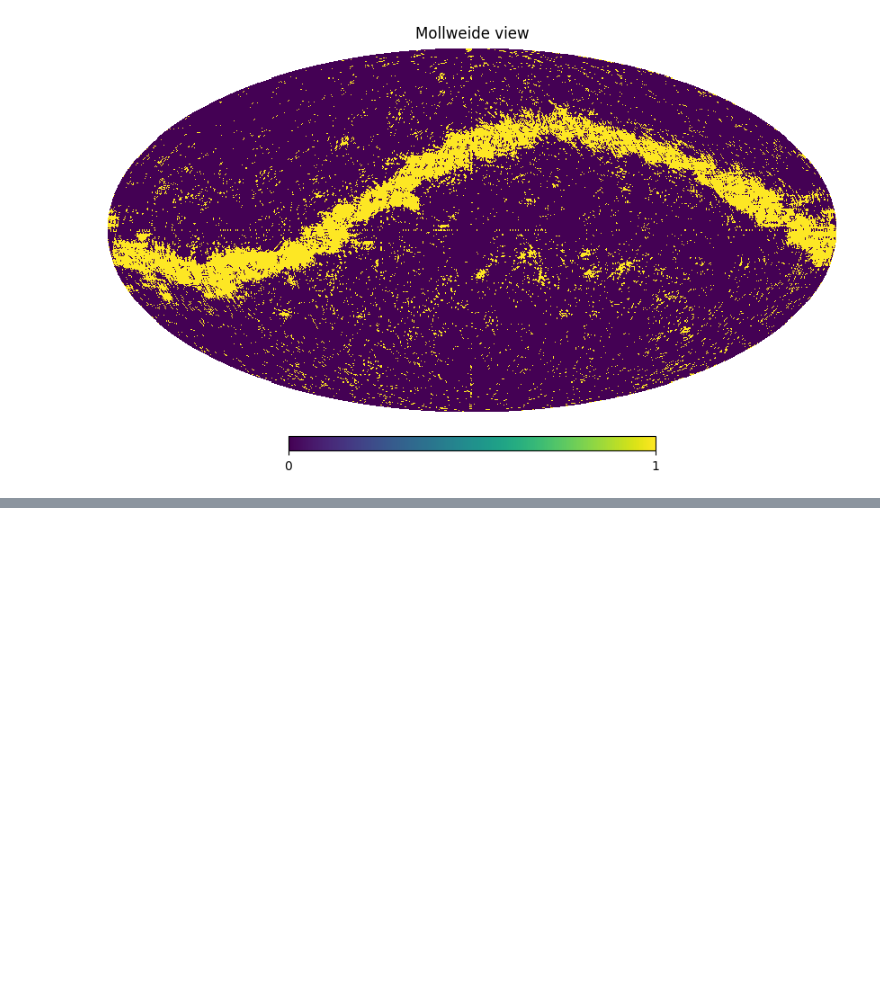
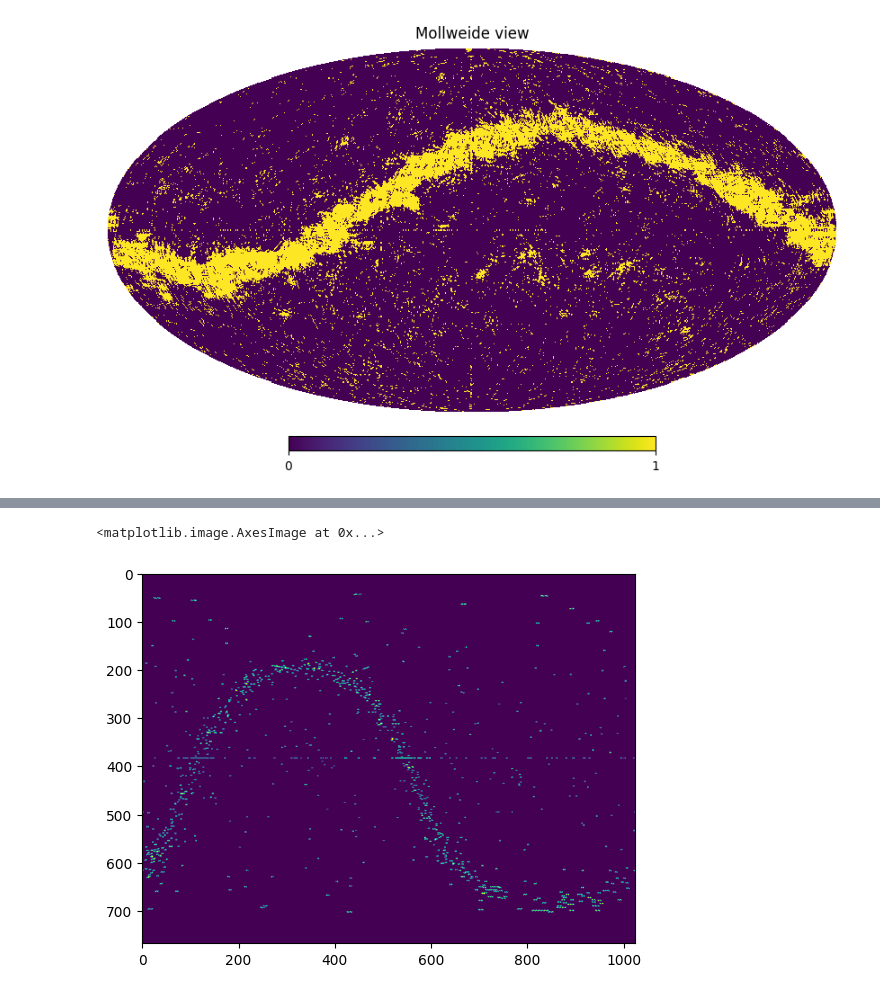
Before and after one commit to zoglauer/nn-response-approximation, a Jupyter notebook: src/notebooks/denoising.ipynb, the cells around one changed output, grey strips where cells are left out. Saved outputs shown, nothing was run; the diff lists cells and outputs as text; code cells hidden in the pictures; blank space fills up the shorter version.

```diff
--- a/src/notebooks/denoising.ipynb
+++ b/src/notebooks/denoising.ipynb
@@ -143,0 +172,5 @@ hp.mollview(reconstructed_CV)
+# %%
+plt.imshow(vals['y'][15].astype(float))
+# %% [output]
+<matplotlib.image.AxesImage at 0x...>
+[figure, added]
```
Also changed, not shown: parts of 2 cells of this notebook, 4 other files.
